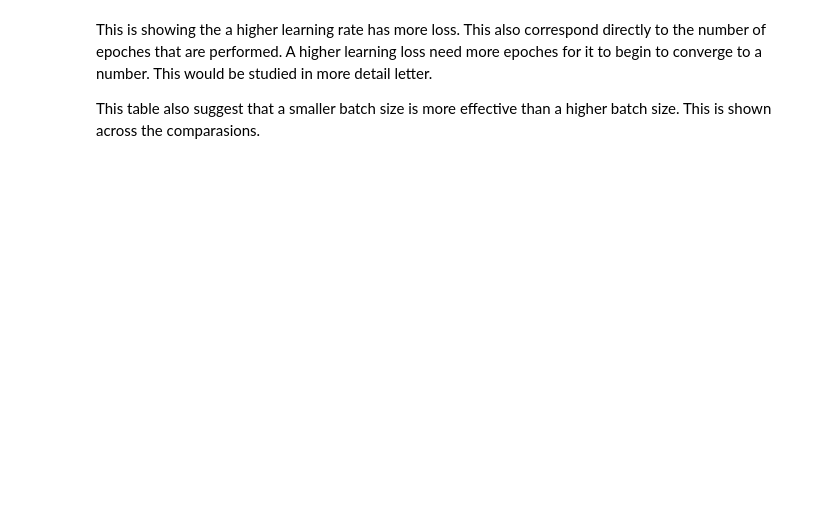
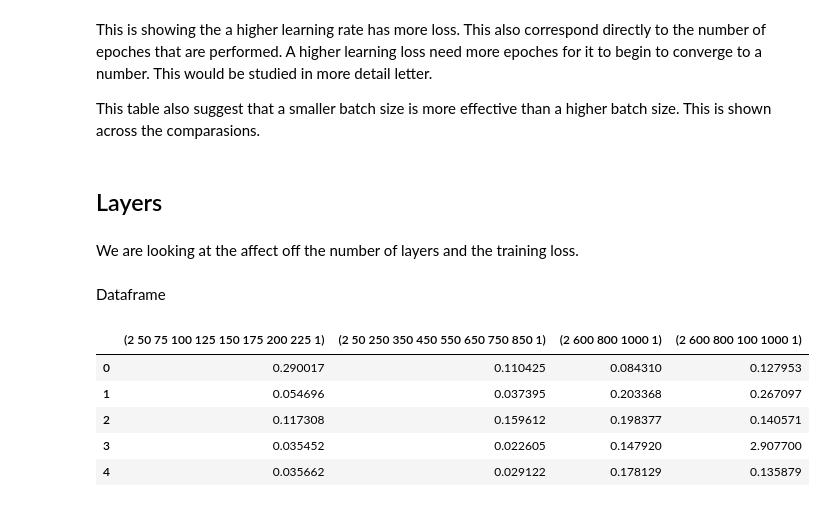
Before and after one commit to runnily/3095-Simulations-of-hybrid-systems-using-neural-networks, a Jupyter notebook: plots/Box plots/Newtons Cooling Law.ipynb, the cells around one changed output. Cells and saved outputs as stored; diff of their text form; code cells hidden in the pictures; blank space fills up the shorter version.

```diff
--- a/plots/Box plots/Newtons Cooling Law.ipynb
+++ b/plots/Box plots/Newtons Cooling Law.ipynb
@@ -149,3 +149,20 @@ avg_custome
 This is showing the a higher learning rate has more loss. This also correspond directly to the number of epoches that are performed. A higher learning loss need more epoches for it to begin to converge to a number. This would be studied in more detail letter.
 
 This table also suggest that a smaller batch size is more effective than a higher batch size. This is shown across the comparasions.
+# %% [markdown]
+## Layers
+# %% [markdown]
+We are looking at the affect off the number of layers and the training loss.
+# %% [markdown]
+Dataframe
+# %%
+data = pd.read_csv("../../data/boxplots/newton/layers.csv")
+layers_df = pd.DataFrame(data=data)
+layers_df.head()
+# %% [output]
+|  | (2 50 75 100 125 150 175 200 225 1) | (2 50 250 350 450 550 650 750 850 1) | (2 600 800 1000 1) | (2 600 800 100 1000 1) |
+| 0 | 0.290017 | 0.110425 | 0.084310 | 0.127953 |
+| 1 | 0.054696 | 0.037395 | 0.203368 | 0.267097 |
+| 2 | 0.117308 | 0.159612 | 0.198377 | 0.140571 |
+| 3 | 0.035452 | 0.022605 | 0.147920 | 2.907700 |
+| 4 | 0.035662 | 0.029122 | 0.178129 | 0.135879 |
```
Also changed, not shown: parts of 5 cells of this notebook, 49 other files.
